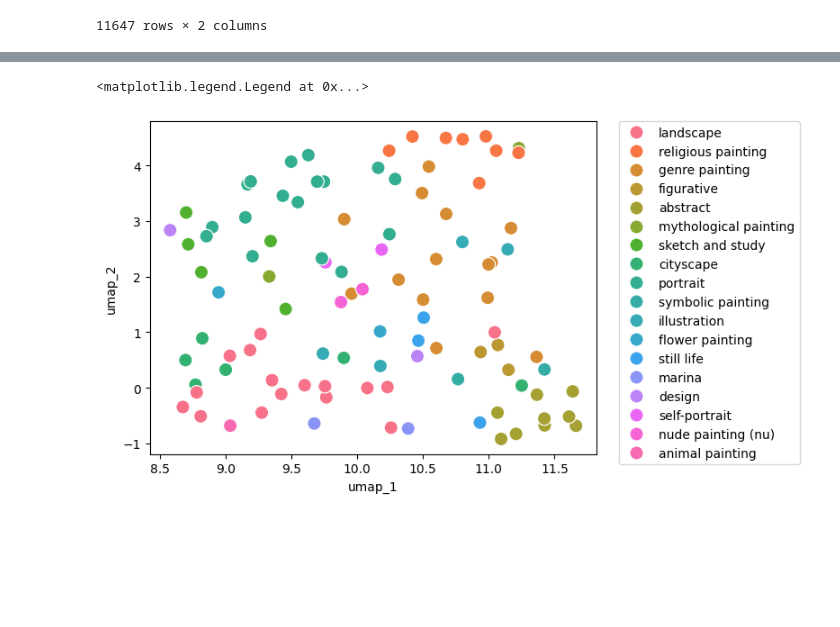
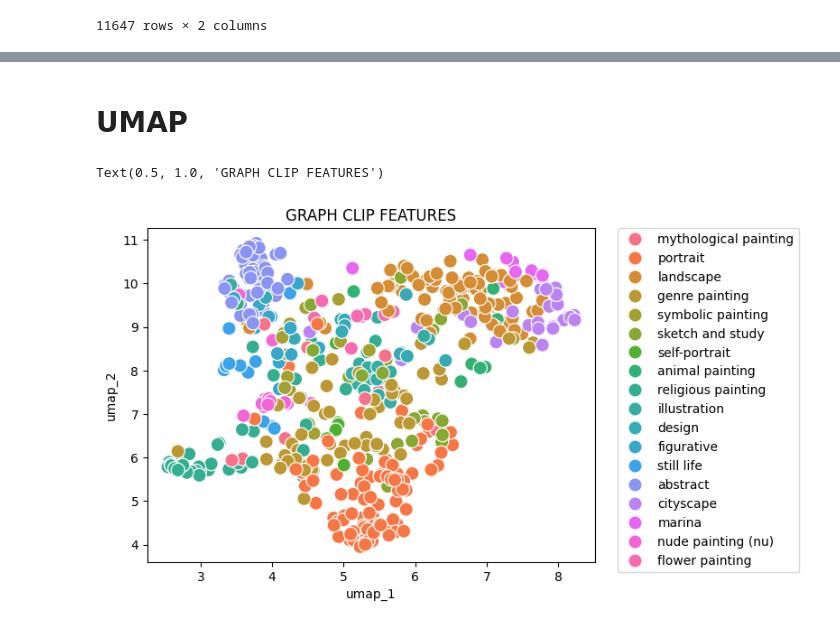
Before and after one commit to CILAB-ArtGraph/graphclip, a Jupyter notebook: notebooks/painting_visualization.ipynb, the cells around one changed output, grey strips where cells are left out. Saved outputs shown, nothing was run; the diff lists cells and outputs as text; code cells hidden in the pictures; blank space fills up the shorter version.

Commit message:
first version of visualization

```diff
--- a/notebooks/painting_visualization.ipynb
+++ b/notebooks/painting_visualization.ipynb
@@ -57,5 +63,7 @@ sampled_test_set
 # %%
-parameters = load_ruamel('./configs_cineca/proposed_model/genre/normal_clip_graph_sage3.yaml')
+parameters = load_ruamel(
+    "./configs_cineca/proposed_model/genre/normal_clip_graph_sage3.yaml"
+)
 parameters["clean_out_dir"] = False
 parameters["model"]["gnn"]["params"]["dropout"] = 0.0
 run = CLIPGraphRun(parameters=parameters)
@@ -107,9 +115,12 @@ sampled_image_test_dataset = ImageDataset(
     img_dir=run.test_loader.dataset.img_dir,
     preprocess=run.test_loader.dataset.preprocess,
 )
-batch_size=64
+batch_size = 64
 sampled_dataloader = DataLoader(
-    dataset=sampled_image_test_dataset, batch_size=batch_size, shuffle=False, drop_last=False
+    dataset=sampled_image_test_dataset,
+    batch_size=batch_size,
+    shuffle=False,
+    drop_last=False,
 )
 # %%
 out_features = torch.empty(size=(len(sampled_image_test_dataset), 512))
@@ -119,9 +130,18 @@ torch.Size([100, 512])
+# %%
+clip_model = create_model(**parameters["model"]["visual"]).visual.to("cuda")
+clip_features = torch.zeros_like(out_features)
 # %%
 with torch.no_grad():
-    for ix, (data_dict) in tqdm(enumerate(sampled_dataloader), total=len(sampled_dataloader)):
-        img_feats = visual(data_dict[DataDict.IMAGE].to("cuda"))
+    for ix, (data_dict) in tqdm(
+        enumerate(sampled_dataloader), total=len(sampled_dataloader)
+    ):
+        img_tensors = data_dict[DataDict.IMAGE].to("cuda")
+        img_feats = visual(img_tensors)
+        img_clip_feats = clip_model(img_tensors)
         start_idx = ix * batch_size
-        end_idx = min((ix+1)*batch_size, out_features.size(0))
-        out_features[start_idx: end_idx] = img_feats.cpu()
+        end_idx = min((ix + 1) * batch_size, out_features.size(0))
+        out_features[start_idx:end_idx] = img_feats.cpu()
+        clip_features[start_idx:end_idx] = img_clip_feats.cpu()
 
 out_features = out_features.numpy()
+clip_features = clip_features.numpy()
@@ -140,16 +216,24 @@ ax.legend(bbox_to_anchor=(1.05, 1), loc=2, borderaxespad=0.0)
+# %% [markdown]
+# UMAP
 # %%
-
 labels = LabelEncoder().fit_transform(sampled_test_set["genre"].values)
-reduced = umap.UMAP()
+reduced = umap.UMAP(n_neighbors=int(num_neighbors), random_state=random_state)
 
 embedding = reduced.fit_transform(StandardScaler().fit_transform(out_features))
 
-umap_result_df = pd.DataFrame({'umap_1': embedding[:,0], 'umap_2': embedding[:,1], 'label': sampled_test_set["genre"].values})
+umap_result_df = pd.DataFrame(
+    {
+        "umap_1": embedding[:, 0],
+        "umap_2": embedding[:, 1],
+        "label": sampled_test_set["genre"].values,
+    }
+)
 
 fig, ax = plt.subplots(1)
-sns.scatterplot(x='umap_1', y='umap_2', hue='label', data=umap_result_df, ax=ax,s=120)
-lim = (embedding.min()-5, embedding.max()+5)
+sns.scatterplot(x="umap_1", y="umap_2", hue="label", data=umap_result_df, ax=ax, s=120)
+lim = (embedding.min() - 5, embedding.max() + 5)
 ax.legend(bbox_to_anchor=(1.05, 1), loc=2, borderaxespad=0.0)
+ax.set_title("GRAPH CLIP FEATURES")
 # %% [output]
-<matplotlib.legend.Legend at 0x...>
+Text(0.5, 1.0, 'GRAPH CLIP FEATURES')
-[figure, old version]
+[figure, new version]
```
Also changed, not shown: parts of 15 cells of this notebook.
